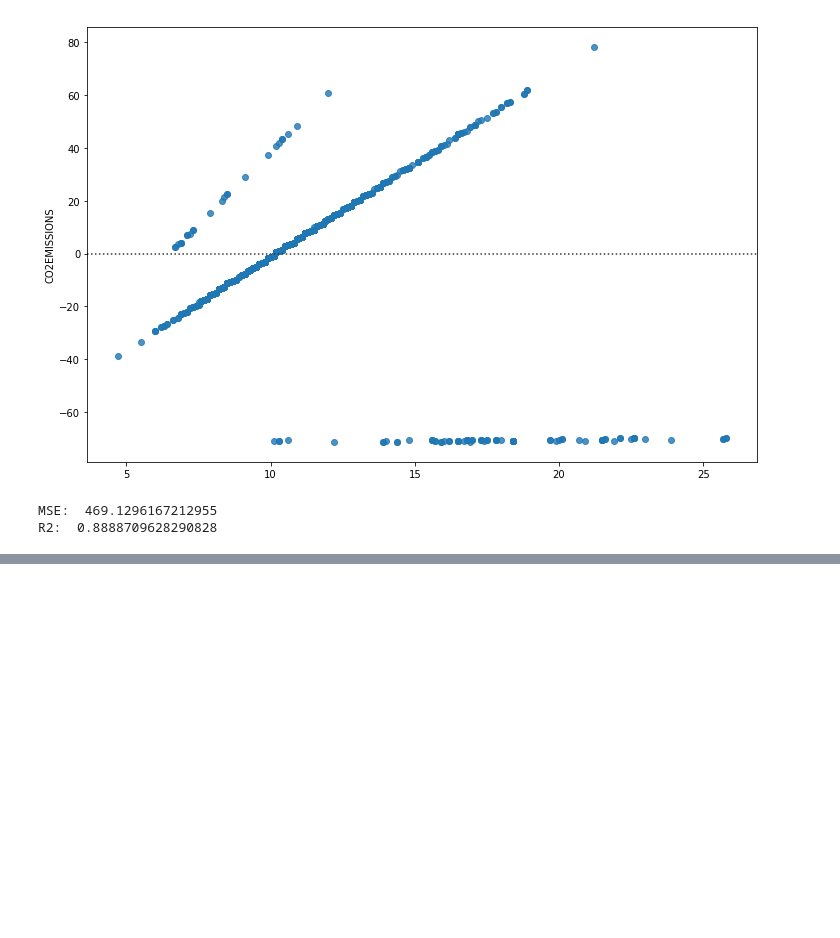
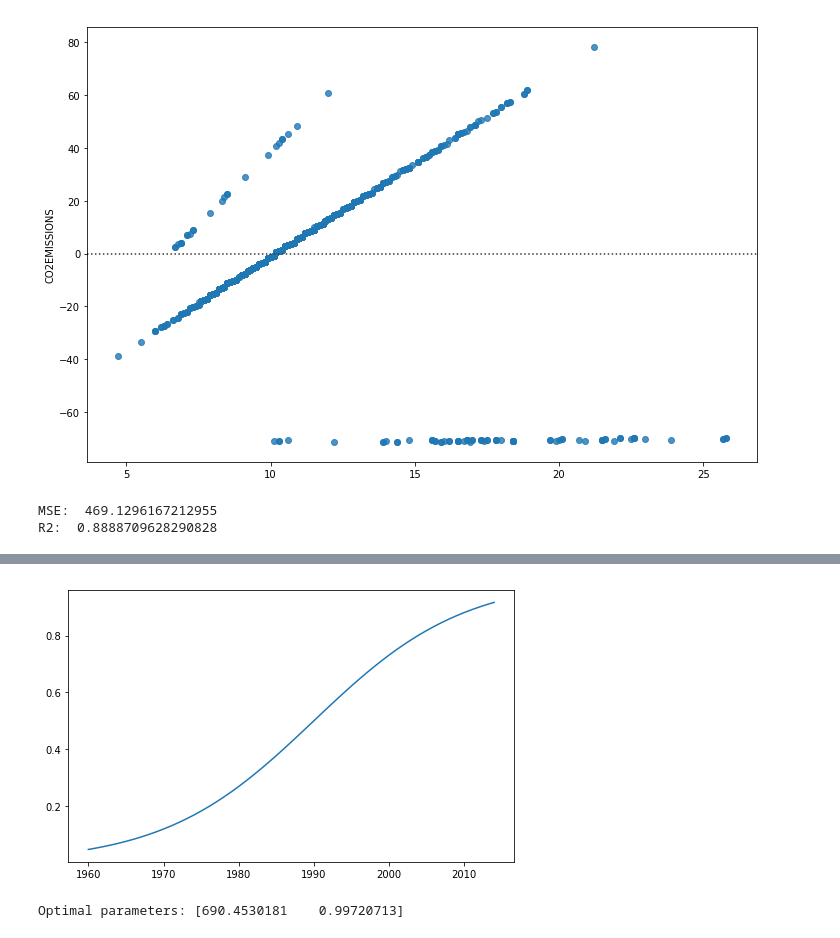
Before and after one commit to amypeniston/data-science-toolbox, a Jupyter notebook: Machine_Learning.ipynb, the cells around one changed output, grey strips where cells are left out. Saved outputs shown, nothing was run; the diff lists cells and outputs as text; code cells hidden in the pictures; blank space fills up the shorter version.

```diff
--- a/Machine_Learning.ipynb
+++ b/Machine_Learning.ipynb
@@ -238,0 +265,11 @@ R2:  0.8888709628290828
+# %%
+beta_1 = 0.10
+beta_2 = 1990.0
+
+y = logistic(df["Year"], beta_1, beta_2)
+
+plt.figure(figsize=(8,5))
+plt.plot(df["Year"], y)
+plt.show()
+# %% [output]
+[figure, added]
@@ -238,0 +280,6 @@ R2:  0.8888709628290828
+# %%
+# Fit to logistic model
+popt, pcov = curve_fit(logistic, x_norm, y_norm)
+print("Optimal parameters:", popt)
+# %% [output]
+Optimal parameters: [690.4530181    0.99720713]
```
Also changed, not shown: parts of 9 cells of this notebook, 1 other file.
